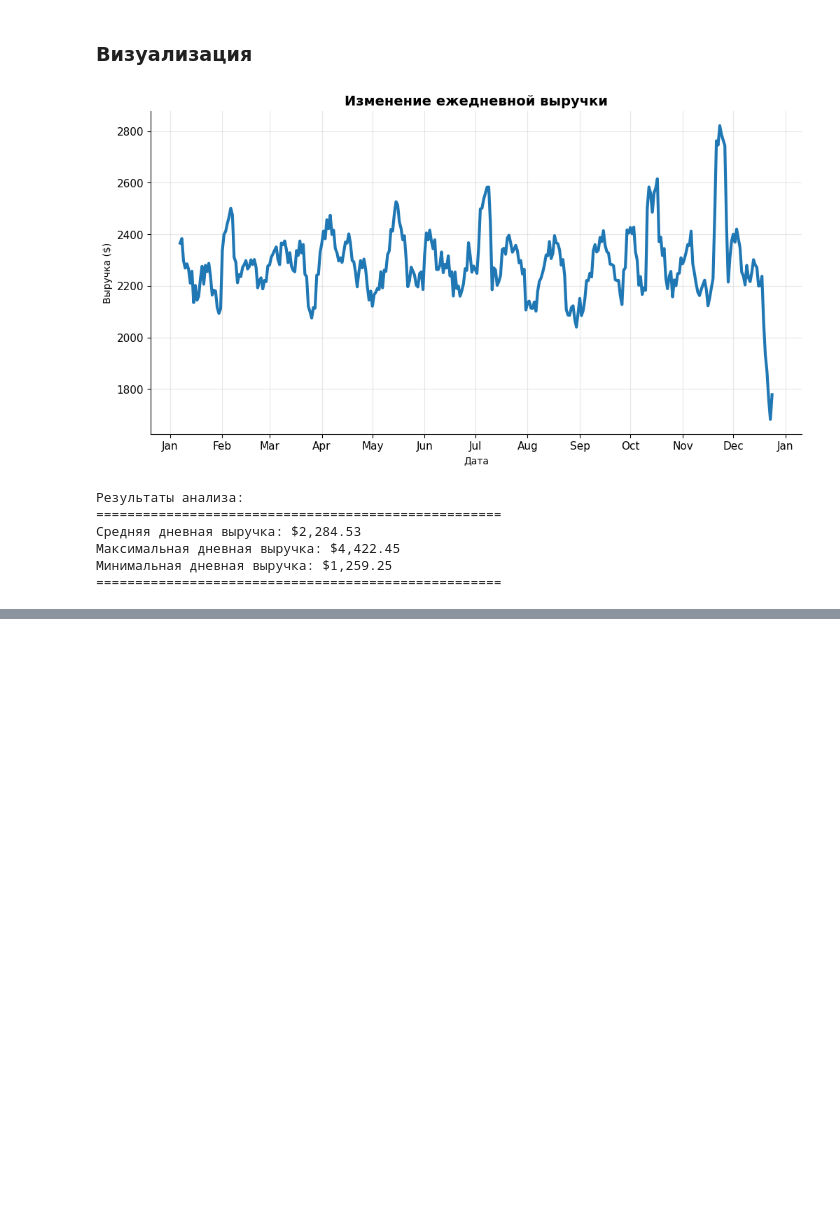
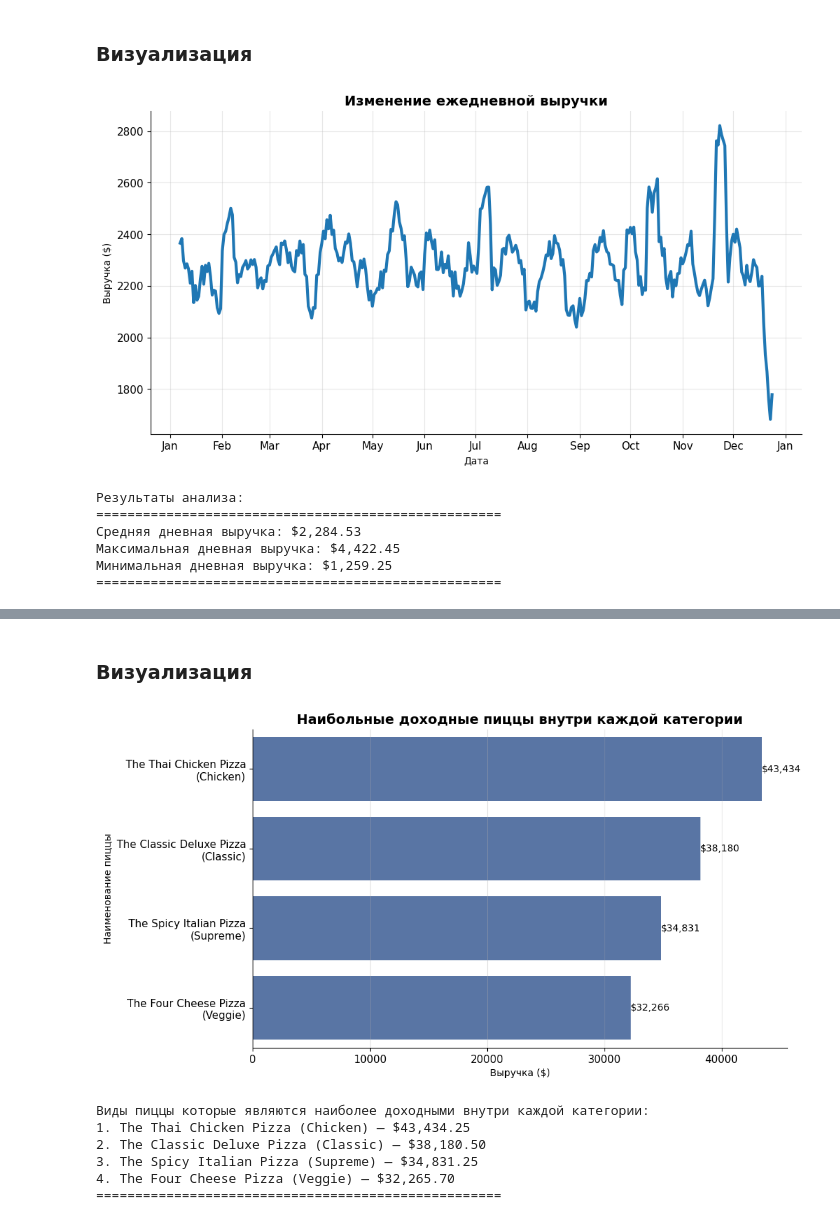
Before and after one commit to WhosArt/pizza_hut_da, a Jupyter notebook: pizzahut_analysis.ipynb, the cells around one changed output, grey strips where cells are left out. Drawn from its saved outputs; the diff is of its cells as text; code cells hidden in the pictures; blank space fills up the shorter version.

```diff
--- a/pizzahut_analysis.ipynb
+++ b/pizzahut_analysis.ipynb
@@ -1430,0 +1473,12 @@ print("====================================================")
+# %%
+# Выбираем лидера в каждой категории
+top_pizzas_by_category = (
+    revenue_by_category
+        .sort_values('revenue', ascending=False)
+        .groupby('category')
+        .head(1)
+        .reset_index(drop=True)
+)
+
+# Выводим результаты
+top_pizzas_by_category
@@ -1430,0 +1501,53 @@ print("====================================================")
+# %% [markdown]
+### **Визуализация**
+# %%
+# Формируем колонку label для визуализации
+top_pizzas_by_category['label'] = (
+    top_pizzas_by_category['name']
+    + '\n('
+    + top_pizzas_by_category['category']
+    + ')'
+)
+# %%
+# Создаем фигуру и ось
+fig, ax = plt.subplots(figsize=(10, 6))
+
+# Строим график
+sns.barplot(data=top_pizzas_by_category, x='revenue', y='label', ax=ax, color='#4C72B0')
+
+# Настраиваем заголовок и подписи
+ax.set_ylabel('Наименование пиццы')
+ax.set_xlabel('Выручка ($)')
+ax.set_title(
+    'Наибольные доходные пиццы внутри каждой категории',
+    fontsize=14,
+    weight='bold')
+
+# Добавляем метки над барами
+labels = [f"${v:,.0f}" for v in top_pizzas_by_category['revenue']]
+ax.bar_label(ax.containers[0], labels=labels)
+
+# Отображаем сетку по Y
+ax.grid(axis='x', alpha=0.3)
+
+# Убираем верхнюю и правую рамку
+sns.despine()
+
+# Настраиваем шрифт подписей
+ax.tick_params(labelsize=11)
+
+# Отображаем график
+plt.show()
+
+# Выводим результат
+print("Виды пиццы которые являются наиболее доходными внутри каждой категории:")
+print("\n".join(f"{i+1}. {row['name']} ({row['category']}) — ${row['revenue']:,.2f}" for i, row in top_pizzas_by_category.iterrows()))
+print("====================================================")
+# %% [output]
+[figure, added]
+Виды пиццы которые являются наиболее доходными внутри каждой категории:
+1. The Thai Chicken Pizza (Chicken) — $43,434.25
+2. The Classic Deluxe Pizza (Classic) — $38,180.50
+3. The Spicy Italian Pizza (Supreme) — $34,831.25
+4. The Four Cheese Pizza (Veggie) — $32,265.70
+====================================================
```
Also changed, not shown: parts of 31 cells of this notebook.
